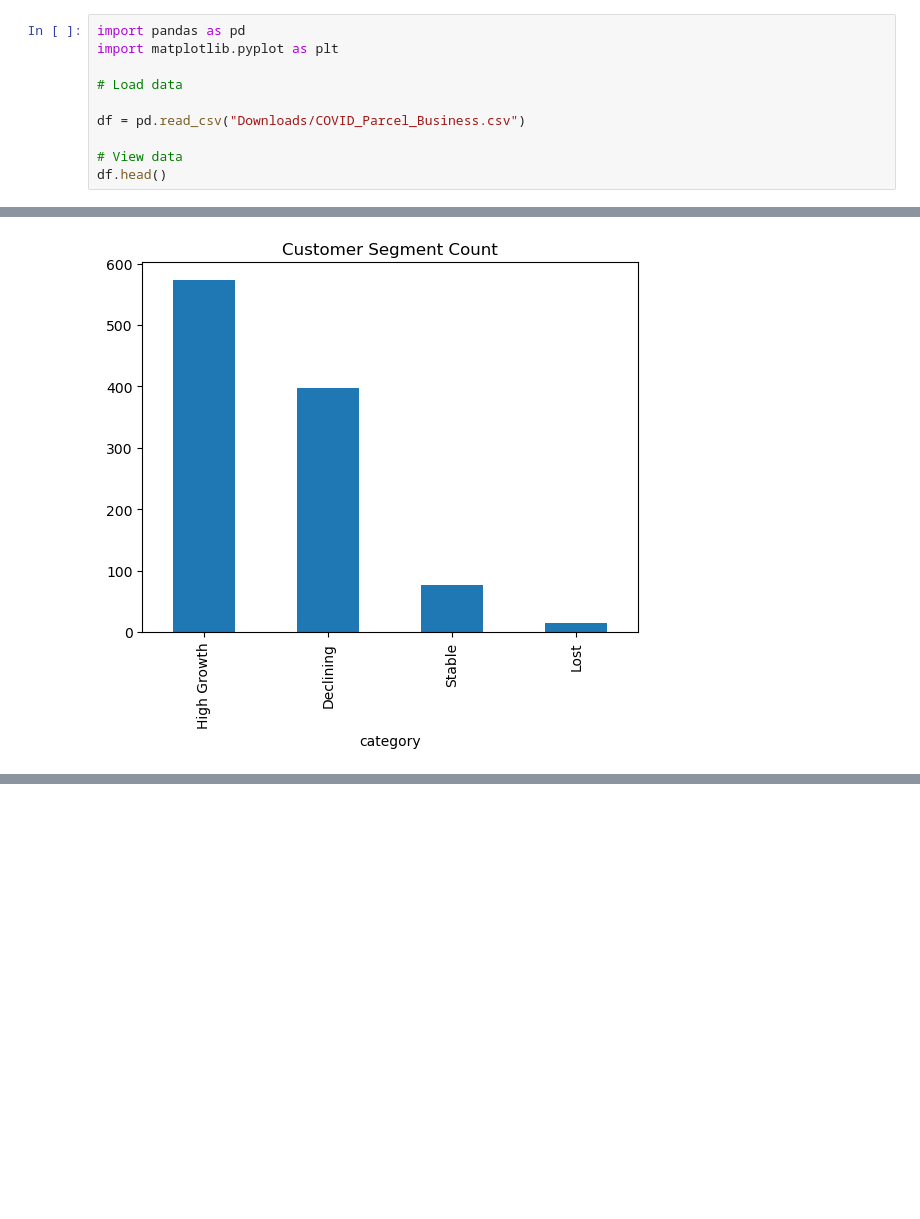
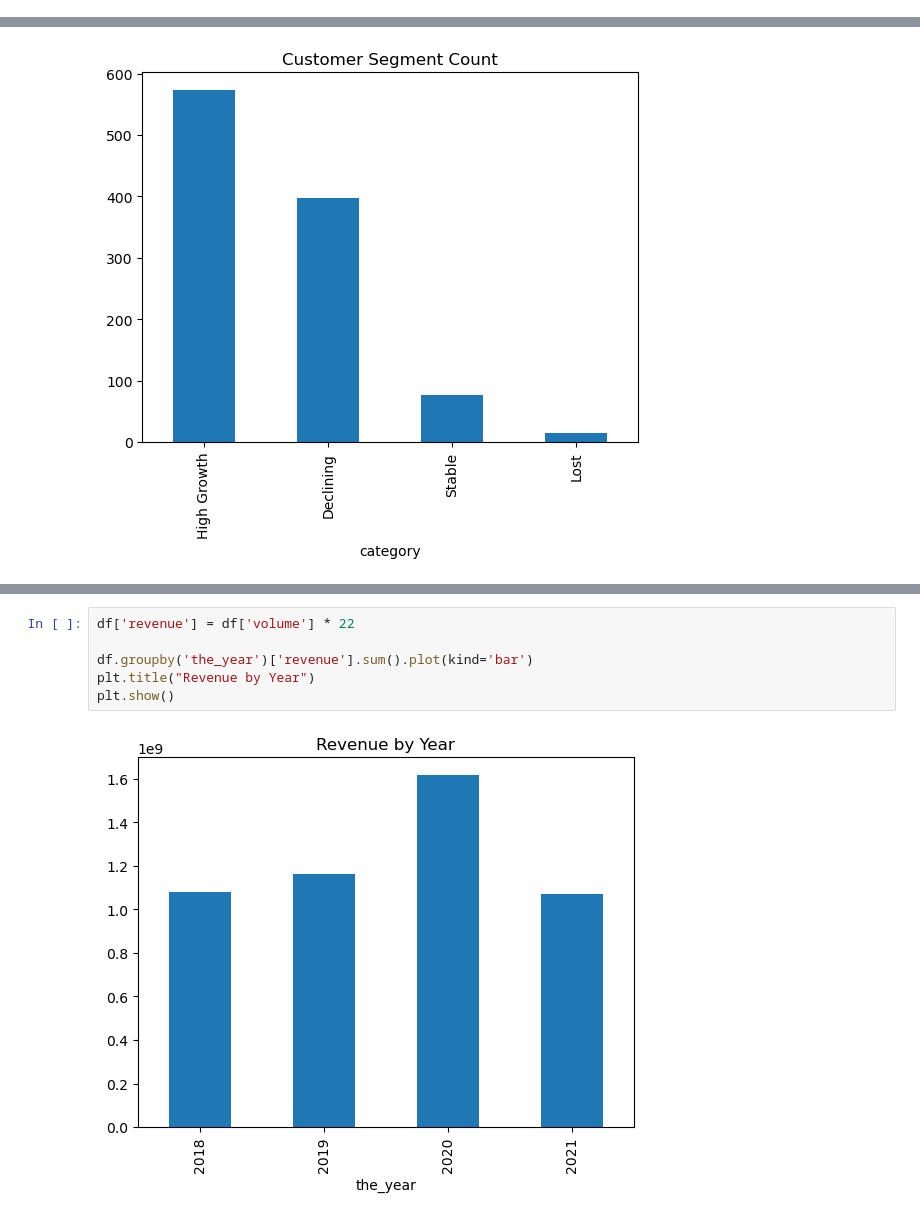
Before and after one commit to pooja-vekariya-000581603/covid-parcel-analysis, a Jupyter notebook: covid_analysis.ipynb, the cells around one changed output, grey strips where cells are left out. Cells and saved outputs as stored; diff of their text form; blank space fills up the shorter version.

```diff
--- a/covid_analysis.ipynb
+++ b/covid_analysis.ipynb
@@ -3,10 +0,0 @@ COVID-19 Impact on Parcel Business
-# %%
-import pandas as pd
-import matplotlib.pyplot as plt
-
-# Load data
-
-df = pd.read_csv("Downloads/COVID_Parcel_Business.csv")
-
-# View data
-df.head()
@@ -140,0 +166,8 @@ plt.show()
+# %%
+df['revenue'] = df['volume'] * 22
+
+df.groupby('the_year')['revenue'].sum().plot(kind='bar')
+plt.title("Revenue by Year")
+plt.show()
+# %% [output]
+[figure, added]
```
Also changed, not shown: parts of 19 cells of this notebook.
